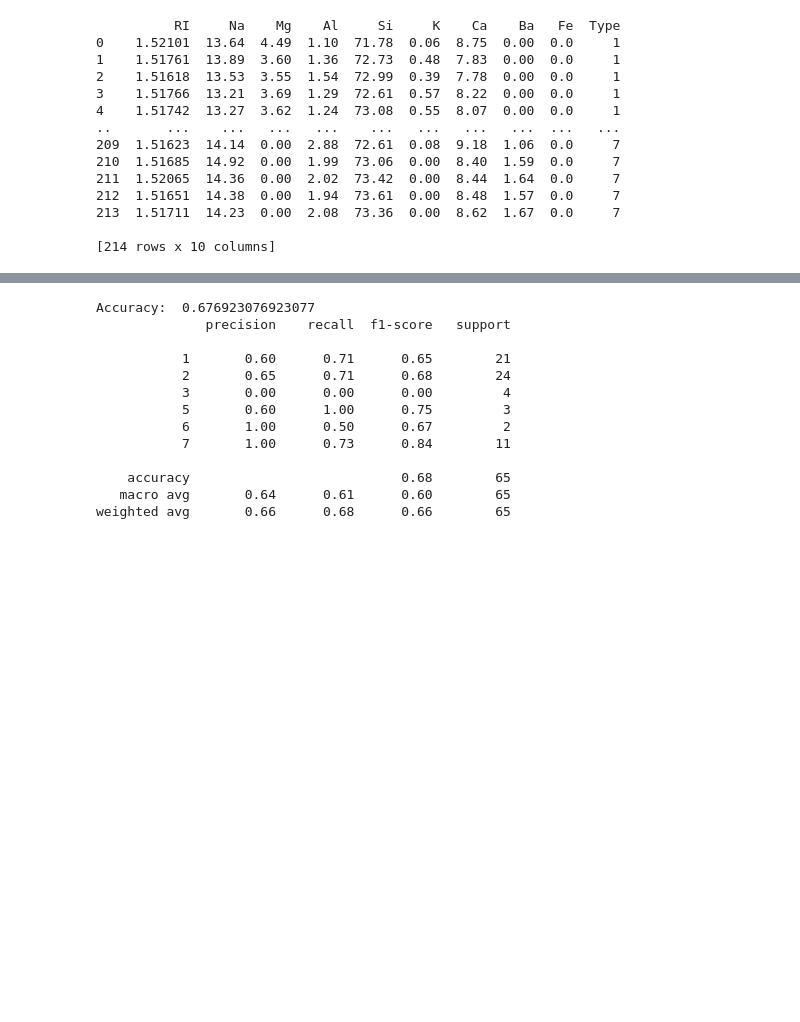
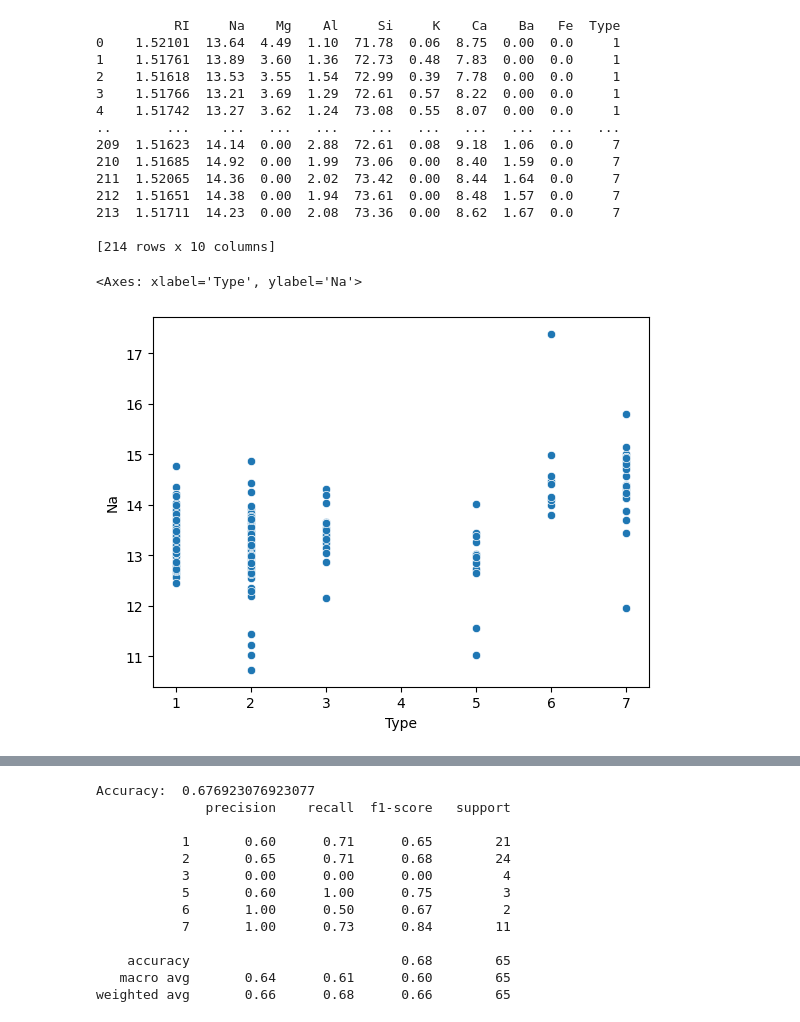
Before and after one commit to Kirknasty54/Jackson_Kirkpatrick_ICP5, a Jupyter notebook: Jackson_Kirkpatrick_Big_Data_ICP5.ipynb, the cells around one changed output, grey strips where cells are left out. Saved outputs shown, nothing was run; the diff lists cells and outputs as text; code cells hidden in the pictures; blank space fills up the shorter version.

```diff
--- a/Jackson_Kirkpatrick_Big_Data_ICP5.ipynb
+++ b/Jackson_Kirkpatrick_Big_Data_ICP5.ipynb
@@ -36,3 +37,9 @@ print(df)
 213  1.51711  14.23  0.00  2.08  73.36  0.00  8.62  1.67  0.0     7
 
 [214 rows x 10 columns]
+# %%
+#visualizations
+sns.scatterplot(data=df, x=df['Type'], y=df['Na'])
+# %% [output]
+<Axes: xlabel='Type', ylabel='Na'>
+[figure, added]
```
Also changed, not shown: parts of 3 cells of this notebook.
